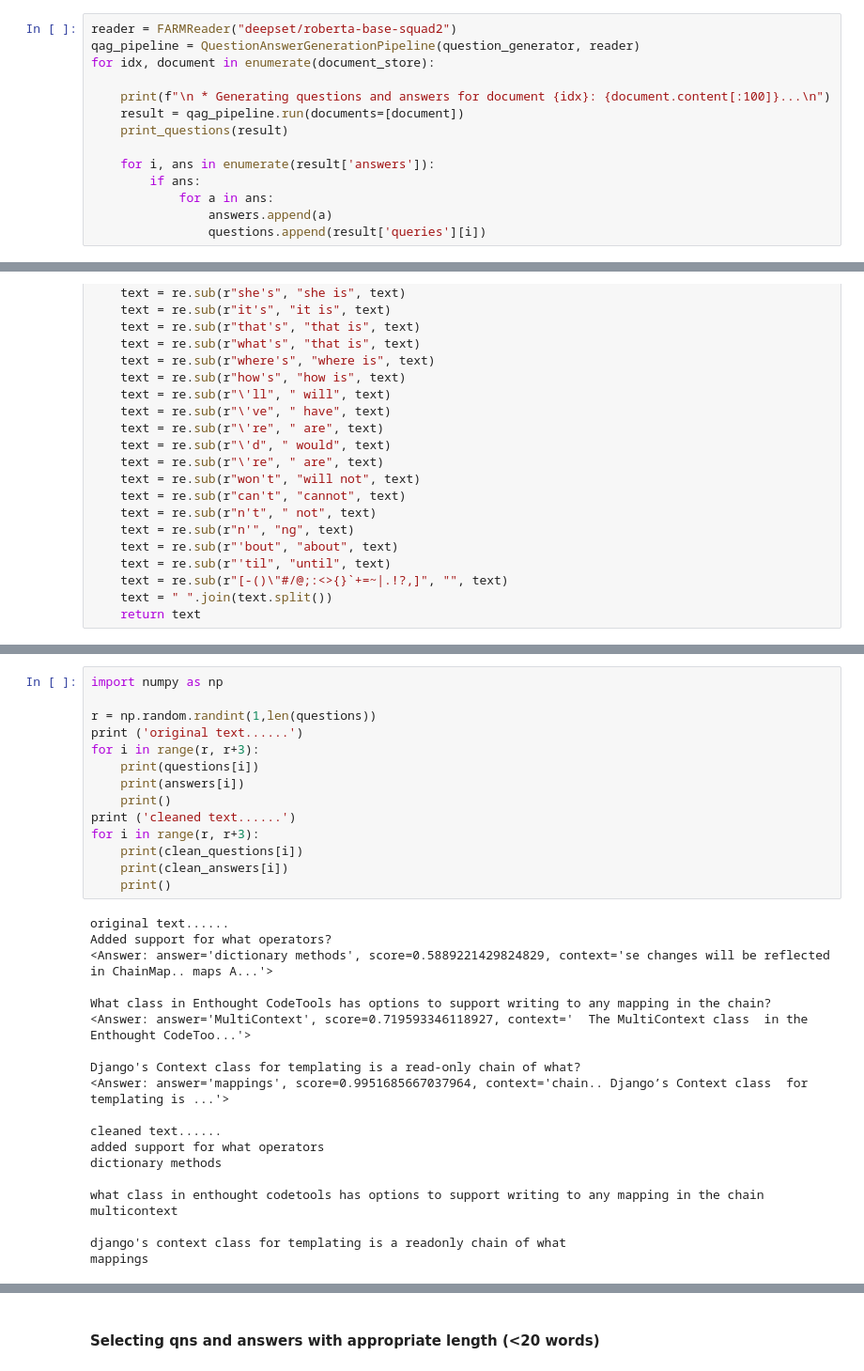
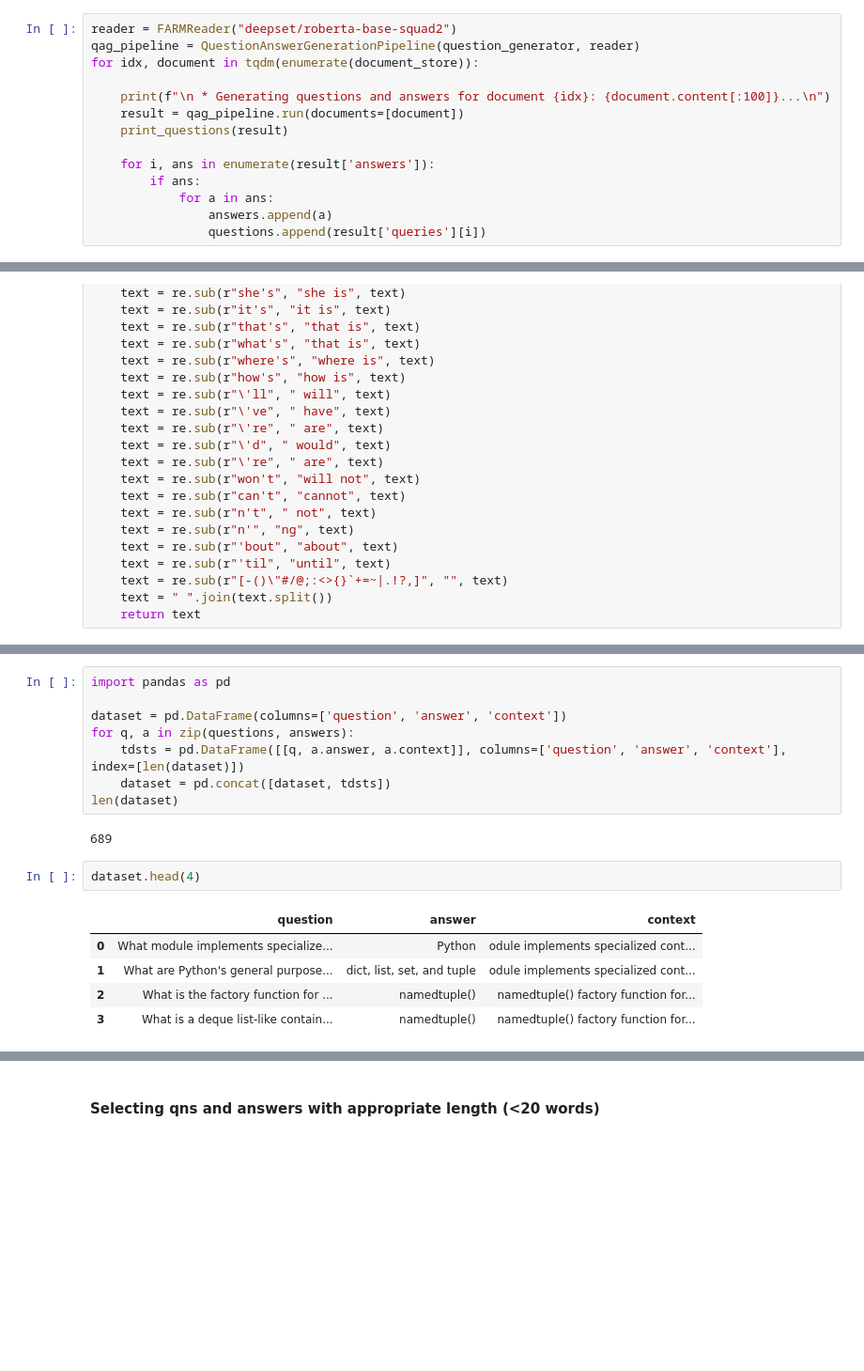
Before and after one commit to Khumayun/NLPaML_chatbot, a Jupyter notebook: data_converter/notebooks/generate_qa.ipynb, the cells around one changed output, grey strips where cells are left out. Shown at 94% size. Cells and saved outputs as stored; diff of their text form; blank space fills up the shorter version.

Commit message:
added dataframe representation for dataset.

```diff
--- a/data_converter/notebooks/generate_qa.ipynb
+++ b/data_converter/notebooks/generate_qa.ipynb
@@ -81,7 +94,7 @@ logging.getLogger("haystack").setLevel(logging.DEBUG)
 # %%
 reader = FARMReader("deepset/roberta-base-squad2")
 qag_pipeline = QuestionAnswerGenerationPipeline(question_generator, reader)
-for idx, document in enumerate(document_store):
+for idx, document in tqdm(enumerate(document_store)):
 
     print(f"\n * Generating questions and answers for document {idx}: {document.content[:100]}...\n")
     result = qag_pipeline.run(documents=[document])
@@ -241,34 +244,18 @@ for answer in answers:
-# %%
-import numpy as np
-
-r = np.random.randint(1,len(questions))
-print ('original text......')
-for i in range(r, r+3):
-    print(questions[i])
-    print(answers[i])
-    print()
-print ('cleaned text......')
-for i in range(r, r+3):
-    print(clean_questions[i])
-    print(clean_answers[i])
-    print()
-# %% [output]
-original text......
-Added support for what operators?
-<Answer: answer='dictionary methods', score=0.5889221429824829, context='se changes will be reflected  in ChainMap.. maps A...'>
-
-What class in Enthought CodeTools has options to support writing to any mapping in the chain?
-<Answer: answer='MultiContext', score=0.719593346118927, context='  The MultiContext class  in the Enthought CodeToo...'>
-
-Django's Context class for templating is a read-only chain of what?
-<Answer: answer='mappings', score=0.9951685667037964, context='chain.. Django’s Context class  for templating is ...'>
-
-cleaned text......
-added support for what operators
-dictionary methods
-
-what class in enthought codetools has options to support writing to any mapping in the chain
-multicontext
-
-django's context class for templating is a readonly chain of what
-mappings
+# %%
+import pandas as pd
+
+dataset = pd.DataFrame(columns=['question', 'answer', 'context'])
+for q, a in zip(questions, answers):
+    tdsts = pd.DataFrame([[q, a.answer, a.context]], columns=['question', 'answer', 'context'], index=[len(dataset)])
+    dataset = pd.concat([dataset, tdsts])
+len(dataset)
+# %% [output]
+689
+# %%
+dataset.head(4)
+# %% [output]
+|  | question | answer | context |
+| 0 | What module implements specialize... | Python | odule implements specialized cont... |
+| 1 | What are Python's general purpose... | dict, list, set, and tuple | odule implements specialized cont... |
+| 2 | What is the factory function for ... | namedtuple() | namedtuple() factory function for... |
+| 3 | What is a deque list-like contain... | namedtuple() | namedtuple() factory function for... |
```
Also changed, not shown: parts of 26 cells of this notebook, 1 other file.
